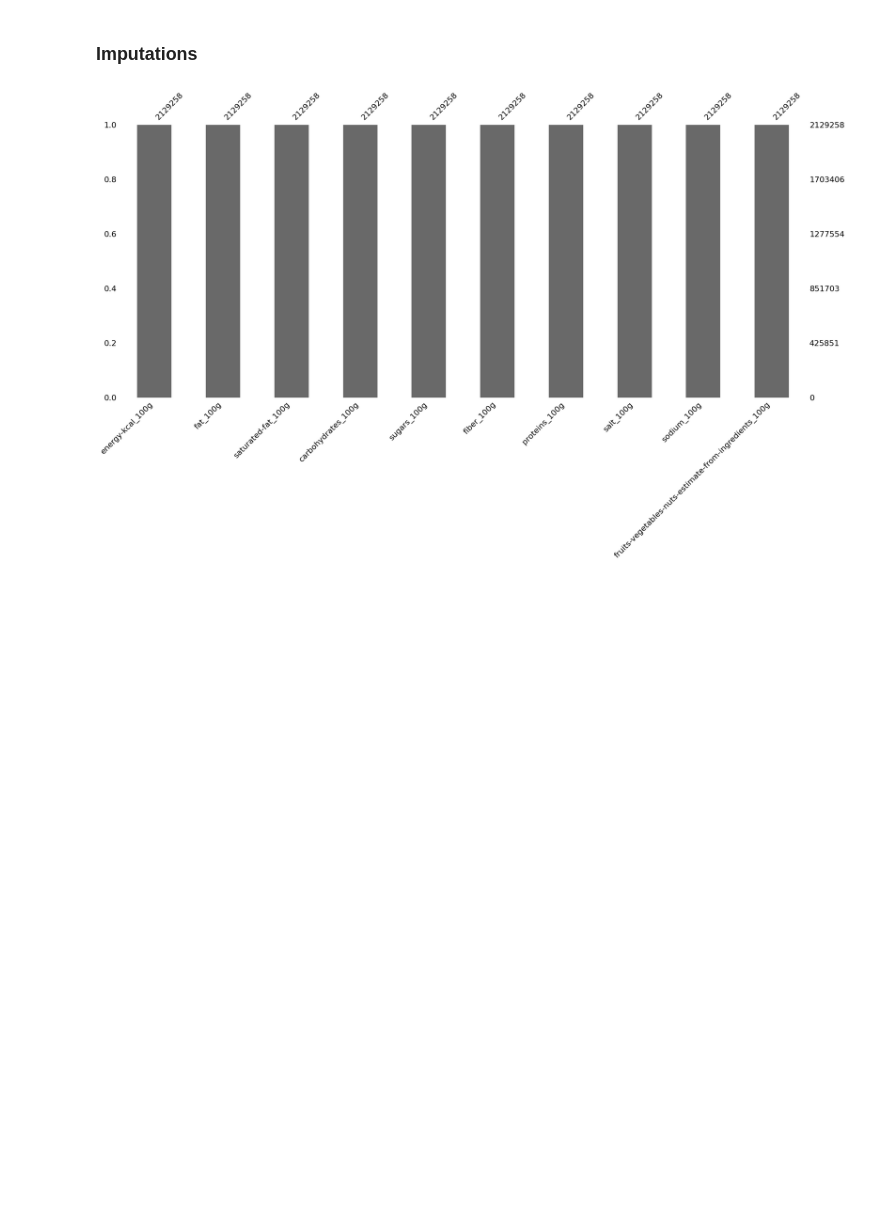
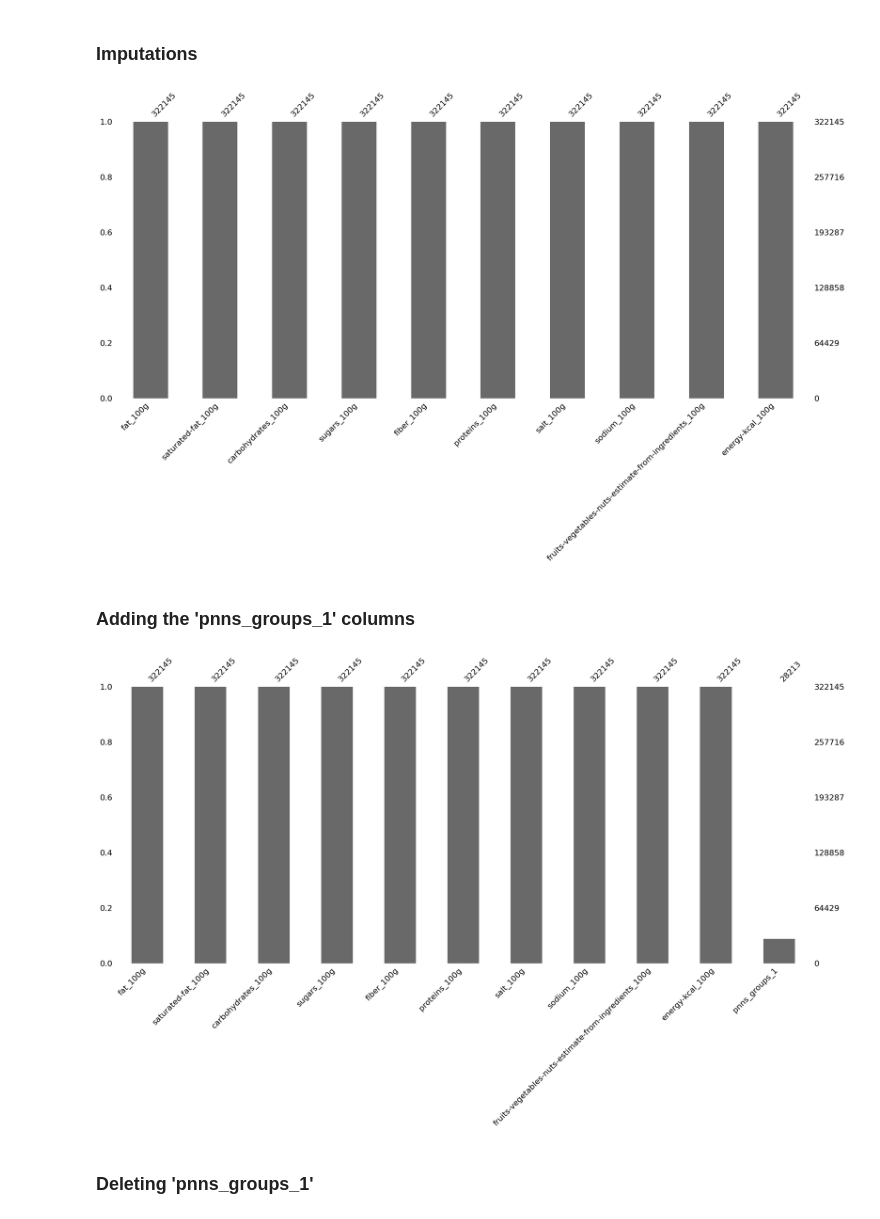
Before and after one commit to simbouch/nutriscore_prediction_app, a Jupyter notebook: Data/clean_data.ipynb, the cells around one changed output. Cells and saved outputs as stored; diff of their text form; code cells hidden in the pictures; blank space fills up the shorter version.

```diff
--- a/Data/clean_data.ipynb
+++ b/Data/clean_data.ipynb
@@ -182,11 +204,24 @@ plt.show()
 # %%
 simple_imputer = SimpleImputer(strategy='median')
 
-df_imputed = simple_imputer.fit_transform(df_filtered)
+df_imputed = simple_imputer.fit_transform(df_filtered1)
 
-df_imputed = pd.DataFrame(df_imputed, columns=df_filtered.columns)
+df_imputed = pd.DataFrame(df_imputed, columns=df_filtered1.columns)
 
 msno.bar(df_imputed)
 plt.show()
 # %% [output]
-[figure, old version]
+[figure, new version]
+# %% [markdown]
+### Adding the 'pnns_groups_1' columns
+# %%
+df_imputed['pnns_groups_1'] = df_filtered['pnns_groups_1']
+# %%
+df_imputed.columns
+
+msno.bar(df_imputed)
+plt.show()
+# %% [output]
+[figure, added]
+# %% [markdown]
+### Deleting 'pnns_groups_1'
```
Also changed, not shown: parts of 14 cells of this notebook, 8 other files.
